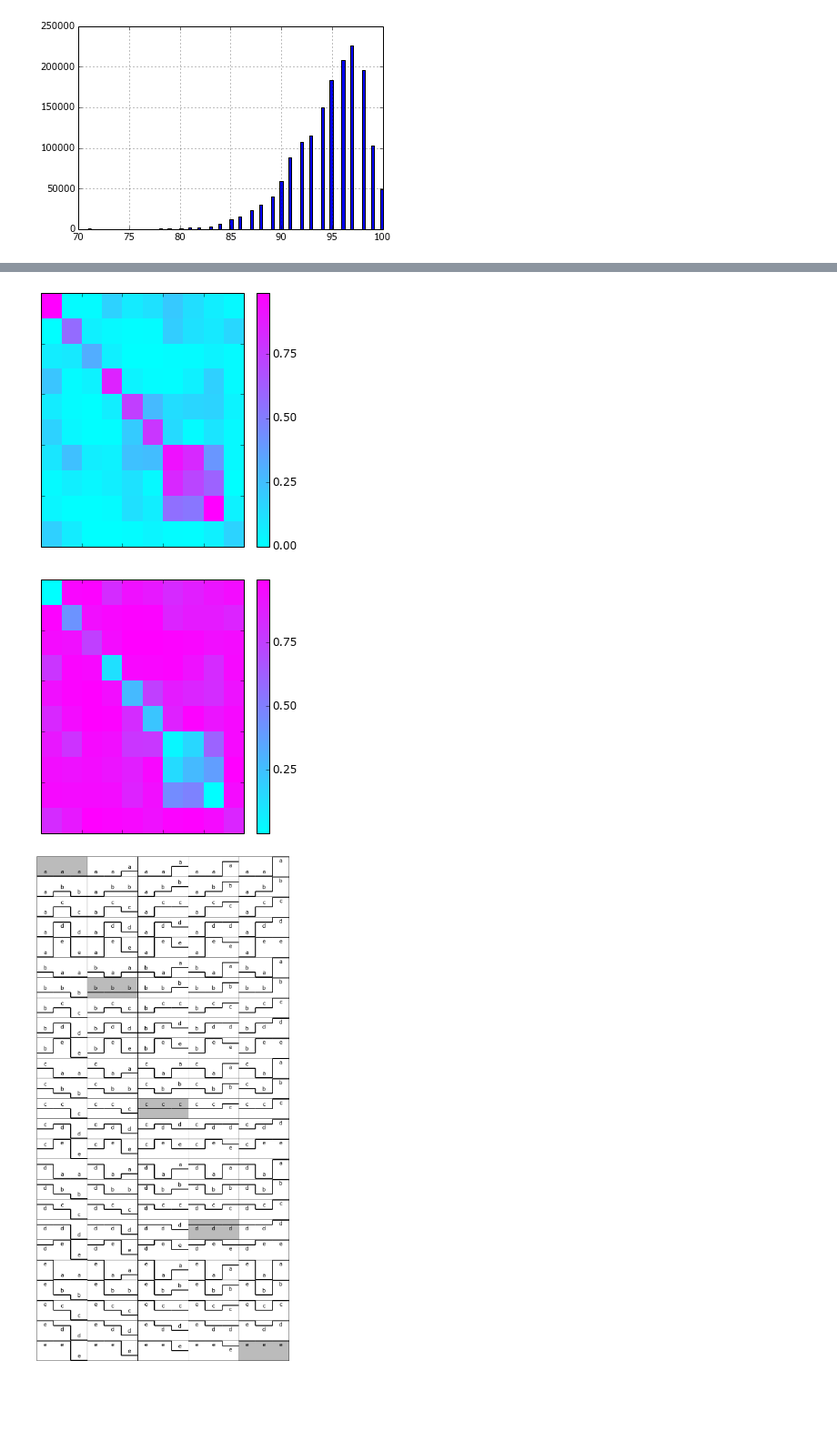
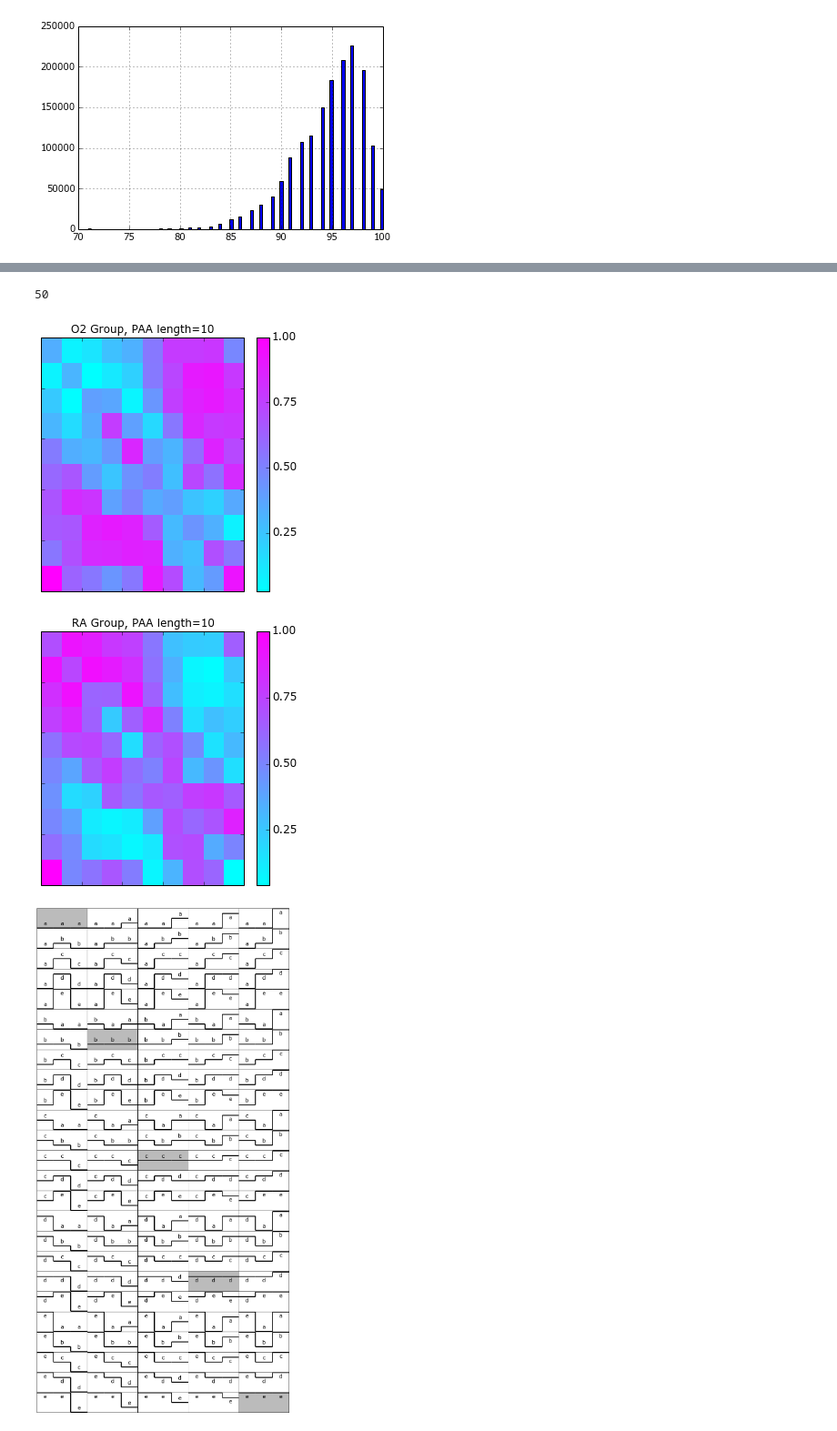
Before and after one commit to pvnick/pulse_oximetry, a Jupyter notebook: pulse_oximetry.ipynb, the cells around one changed output, grey strips where cells are left out. Shown at 91% size. Cells and saved outputs as stored; diff of their text form; code cells hidden in the pictures; blank space fills up the shorter version.

Commit message:
baseline measurement

```diff
--- a/pulse_oximetry.ipynb
+++ b/pulse_oximetry.ipynb
@@ -82,5 +266,3 @@ all_vals1d_missing_removed.hist(bins=100)
 # %% [output]
 <matplotlib.axes.AxesSubplot at 0x...>
 [figure]
-# %%
-breakpoints = get_breakpoints(all_vals1d_missing_removed, sax_alphabet_size)
@@ -234,37 +357,19 @@ patient_paas = {}
 paa_ticks_to_compress = 10
 sax_alphabet_size = 10
 for patientid in raw_data.index:
-    vals=pd.Series(raw_data.ix[patientid].values[4:])
-    missing_values = vals[vals < min_val]
-    missing_values_index = missing_values.index
-    missing_vals_removed = vals.drop(missing_values_index)
-    missing_vals_removed_index = missing_vals_removed.index
+    interpolated_vals = replace_missing_patient_vals(patientid)
+    paa = piecewise_aggregate_approximation(interpolated_vals, interpolated_vals.count() / paa_ticks_to_compress)
+    patient_paas[patientid] = paa
 
-    min_index = missing_vals_removed_index[0]
-    max_index = missing_vals_removed_index[-1]
-    interpolation_func = interp1d(x = missing_vals_removed_index,
-                                  y = missing_vals_removed)
-    #Interpolation is just to fill in missing indices and SpO2 measurements I think?
-    #Paul: Yes, that is correct. There are two methods below that I tried. The interpolated_vals method does a
-    #linear interpolation to overwrite spans of repeated -1 values, and the vals_reindexed method stretches
-    #the last value before the -1 span and repeats it until the next value (eg 87 84 -1 -1 -1 90 -> 87 84 84 84 84 90)
-    #Both methods seem to show the same behavior
-    interpolated_vals = pd.Series(interpolation_func(np.arange(min_index, max_index + 1)))
-    #vals_reindexed = missing_vals_removed.reindex(np.arange(min_index, max_index), method="ffill")
-    #See above about  normalization here; might need to skew this to set a floor of 70% or so;
+all_paas = pd.Series(pd.DataFrame.from_dict(patient_paas).values.flatten())
+breakpoints = get_quantile_breakpoints(all_paas, sax_alphabet_size)
 
-    local_mean = interpolated_vals.mean()
-    local_std = interpolated_vals.std()
-    normalized = (interpolated_vals - local_mean) / local_std
-
-    #why does paa give negative values?
-    #Paul: paa works on normalized (above) which is a zscore and can be negative
-    paa = piecewise_aggregate_approximation(normalized, interpolated_vals.count() / paa_ticks_to_compress)
-    patient_paas[patientid] = paa
-    cuts = get_cuts(paa, sax_alphabet_size)
-    sax_series = cuts.apply(lambda cut: string.ascii_lowercase[cut - 1])
-    sax = "".join(sax_series.values)
-    patient_saxes.ix[patientid] = sax
+for patientid in raw_data.index:
+    paa = patient_paas[patientid]
+    #breakpoints = get_normal_breakpoints(paa, sax_alphabet_size)
+    cuts = get_cuts(paa, breakpoints)
+    (sax_series, sax_str) = convert_cuts_to_sax(cuts)
+    patient_saxes.ix[patientid] = sax_str
 
 patient_saxes
 #very nice code, although that's coming from an amateur
@@ -479,37 +613,40 @@ if (motif_length == 2):
     icon_dimensons = [sax_alphabet_size,sax_alphabet_size]
 elif (motif_length == 3):
     icon_dimensons = [sax_alphabet_size ** 2,sax_alphabet_size]
+# %%
+len(_patient_ids)
+# %% [output]
+50
 # %%
 #draw the o2 icon
 fig = plt.figure(figsize=[5,5])
-ax = plt.axis()
-
 icon = o2_cdf
 icon_side = np.sqrt(icon.count())
 pixel_data = icon.reshape(icon_dimensons).astype(float)
 heatmap = plt.pcolor(pixel_data, cmap = plt.cool())
+plt.gca().set_title("O2 Group, PAA length=" + str(paa_ticks_to_compress))
 plt.gca().invert_yaxis()
 plt.tick_params(labelbottom='off', labelleft='off')
 cbar = fig.colorbar(heatmap)
 cbar.ax.tick_params(labelsize=12)
 cbar.set_ticks(np.linspace(0, 1, 5))
 # %% [output]
-[figure, old version]
+[figure, new version]
 # %%
 #draw the ra icon
 fig = plt.figure(figsize=[5,5])
-ax = plt.axis()
 icon = ra_cdf
 icon_side = np.sqrt(icon.count())
 pixel_data = icon.reshape(icon_dimensons).astype(float)
 heatmap = plt.pcolor(pixel_data, cmap = plt.cool())
+plt.gca().set_title("RA Group, PAA length=" + str(paa_ticks_to_compress))
 plt.gca().invert_yaxis()
 plt.tick_params(labelbottom='off', labelleft='off')
 cbar = fig.colorbar(heatmap)
 cbar.ax.tick_params(labelsize=12)
 cbar.set_ticks(np.linspace(0, 1, 5))
 # %% [output]
-[figure, old version]
+[figure, new version]
 # %%
 #draw a figure that explains the placement of 3-letter motifs, and highlight the pixels that seem to be important
 #Think this needs to be updated re: letter errors
```
Also changed, not shown: parts of 53 cells of this notebook, 18 other files.
